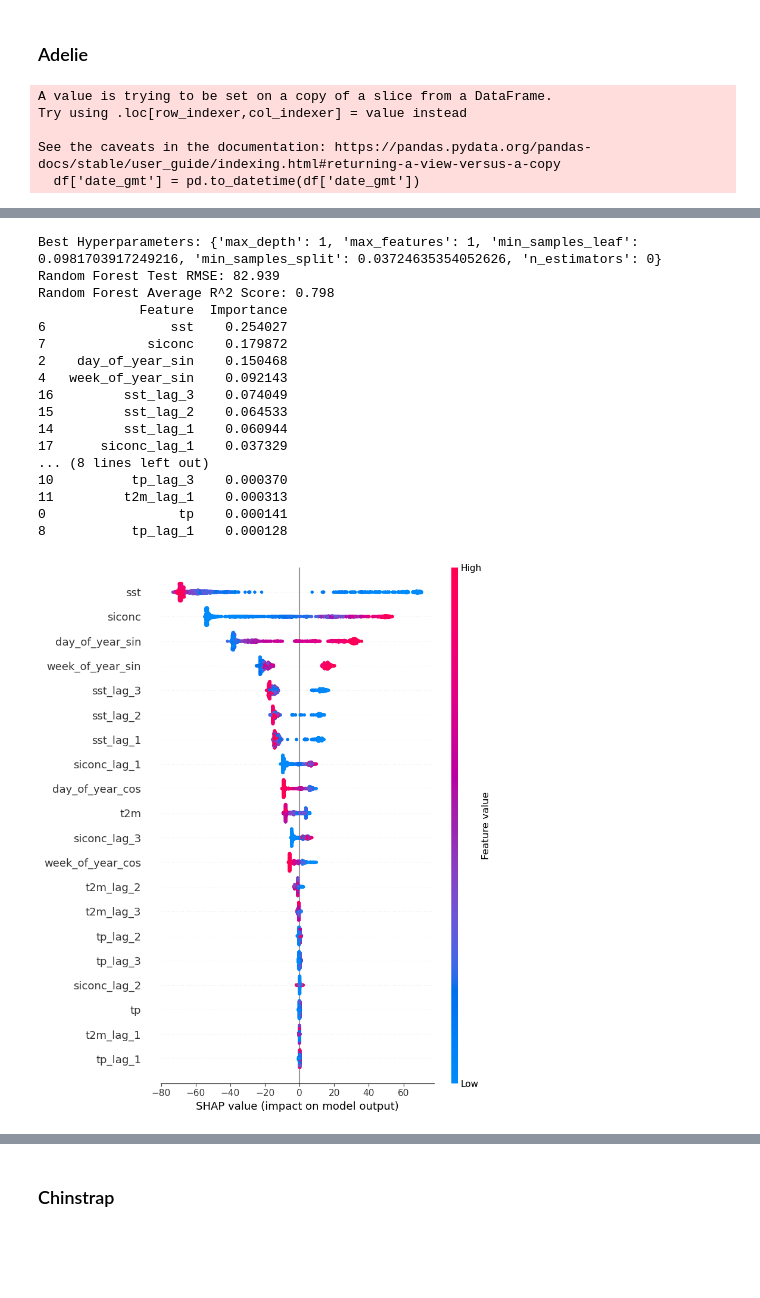
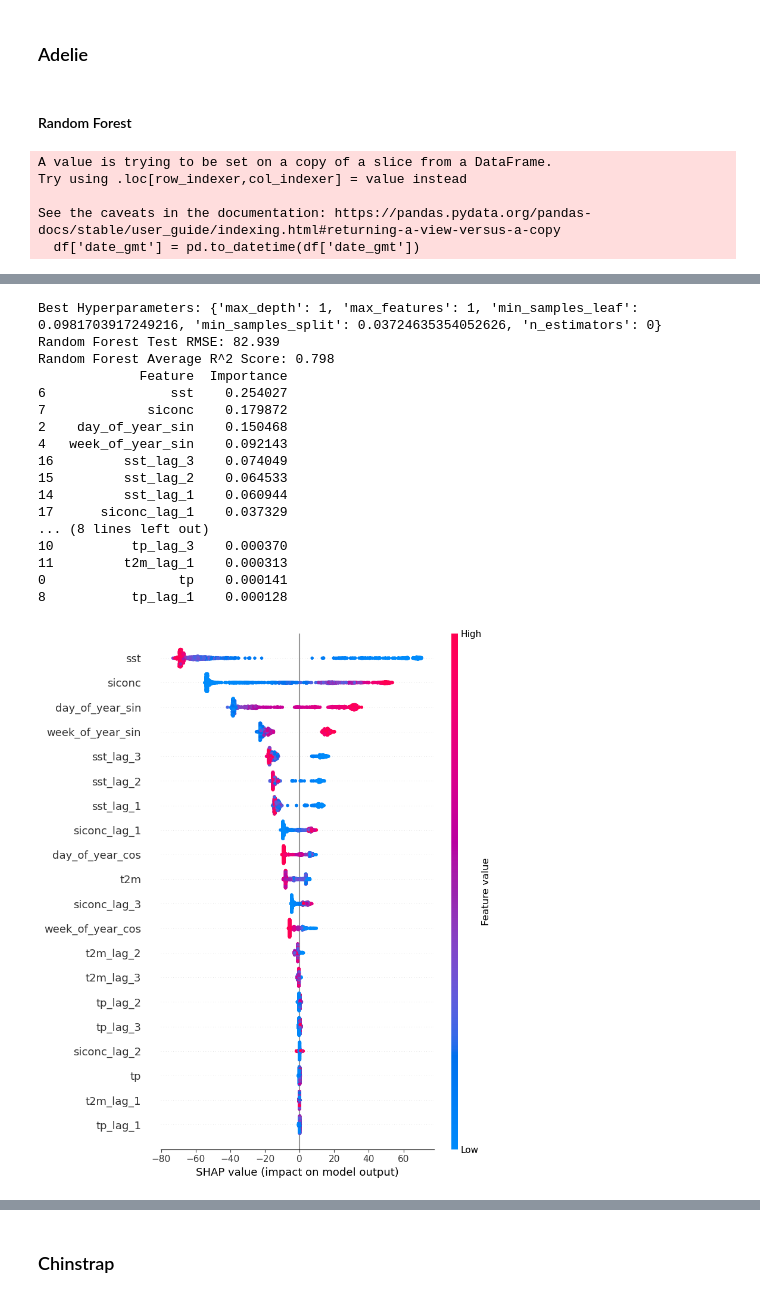
Before and after one commit to lennartp03/projectP, a Jupyter notebook: notebooks/time_series_analysis_shap.ipynb, the cells around one changed output, grey strips where cells are left out. Cells and saved outputs as stored; diff of their text form; code cells hidden in the pictures; blank space fills up the shorter version.

```diff
--- a/notebooks/time_series_analysis_shap.ipynb
+++ b/notebooks/time_series_analysis_shap.ipynb
@@ -225,16 +127,0 @@ See the caveats in the documentation: https://pandas.pydata.org/pandas-docs/stab
-# %%
-# compute the SHAP values for the linear model
-explainer = shap.Explainer(ridge_model.predict, X100)
-shap_values = explainer(X)
-
-# make a standard partial dependence plot
-sample_ind = 20
-shap.partial_dependence_plot(
-    "t2m",
-    ridge_model.predict,
-    X100,
-    model_expected_value=True,
-    feature_expected_value=True,
-    ice=False,
-    shap_values=shap_values[sample_ind : sample_ind + 1, :],
-)
@@ -345,7 +219,7 @@ def random_forest(Xtrain, Xtest, ytrain, ytest, features):
 
     return best_params, model, rmse, r2, feature_importance
 # %%
-def run_model(df, corr_plot = True):
+def run_model_rf(df, corr_plot = True):
 
     #Preprocessing
     prep_df = data_prep(df)
@@ -402,29 +424,31 @@ Random Forest Average R^2 Score: 0.644
 # %% [markdown]
 ### Adelie
+# %% [markdown]
+#### Random Forest
 # %%
-run_model(adelie)
+run_model_rf(adelie)
 # %% [output]
 A value is trying to be set on a copy of a slice from a DataFrame.
 Try using .loc[row_indexer,col_indexer] = value instead
 
 See the caveats in the documentation: https://pandas.pydata.org/pandas-docs/stable/user_guide/indexing.html#returning-a-view-versus-a-copy
   df['date_gmt'] = pd.to_datetime(df['date_gmt'])
 [figure]
 Best Hyperparameters: {'max_depth': 1, 'max_features': 1, 'min_samples_leaf': 0.0981703917249216, 'min_samples_split': 0.03724635354052626, 'n_estimators': 0}
 Random Forest Test RMSE: 82.939
 Random Forest Average R^2 Score: 0.798
              Feature  Importance
 6                sst    0.254027
 7             siconc    0.179872
 2    day_of_year_sin    0.150468
 4   week_of_year_sin    0.092143
 16         sst_lag_3    0.074049
 15         sst_lag_2    0.064533
 14         sst_lag_1    0.060944
 17      siconc_lag_1    0.037329
 ... (8 lines left out)
 10          tp_lag_3    0.000370
 11         t2m_lag_1    0.000313
 0                 tp    0.000141
 8           tp_lag_1    0.000128
-[figure, old version]
+[figure, new version]
```
Also changed, not shown: parts of 32 cells of this notebook.
